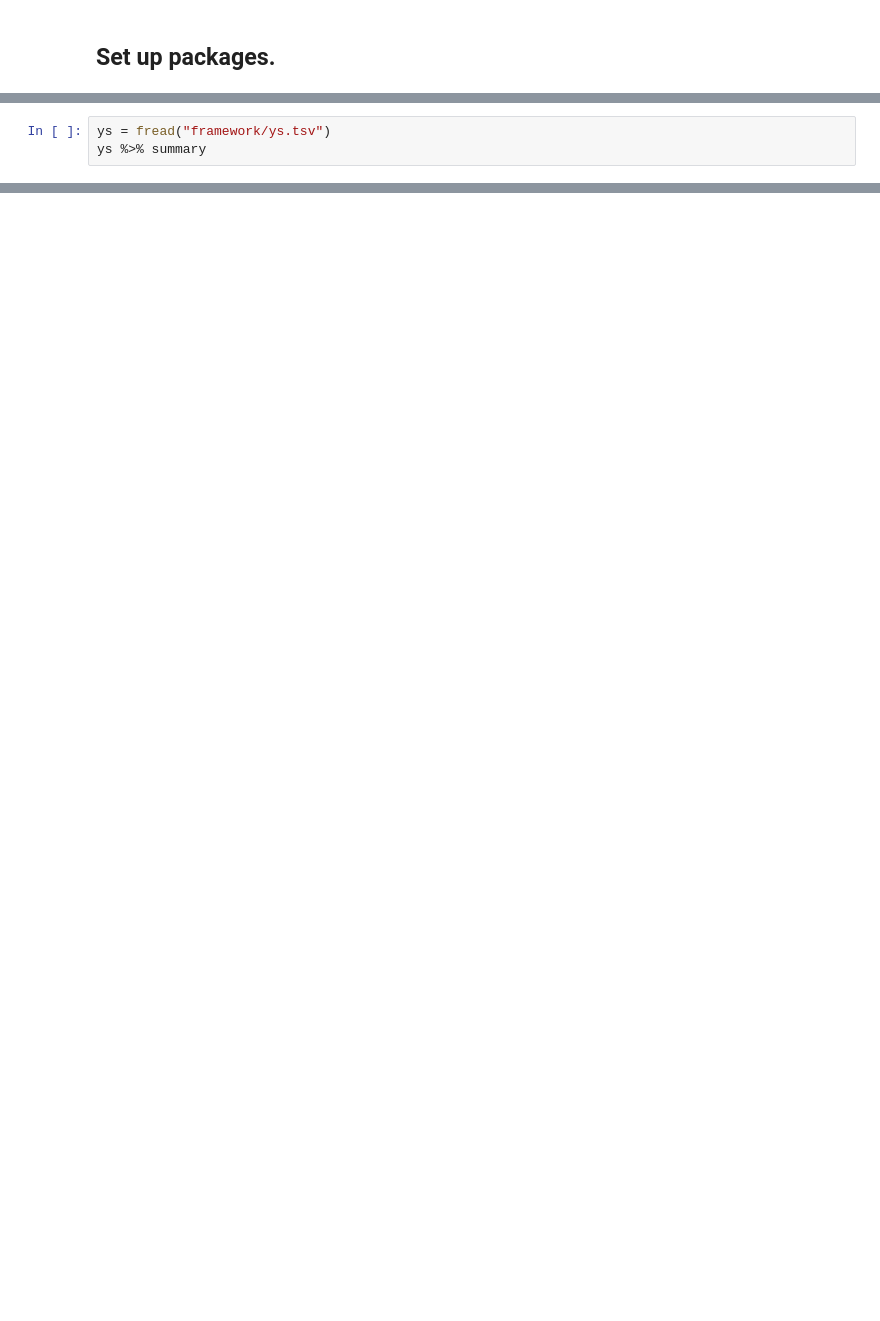
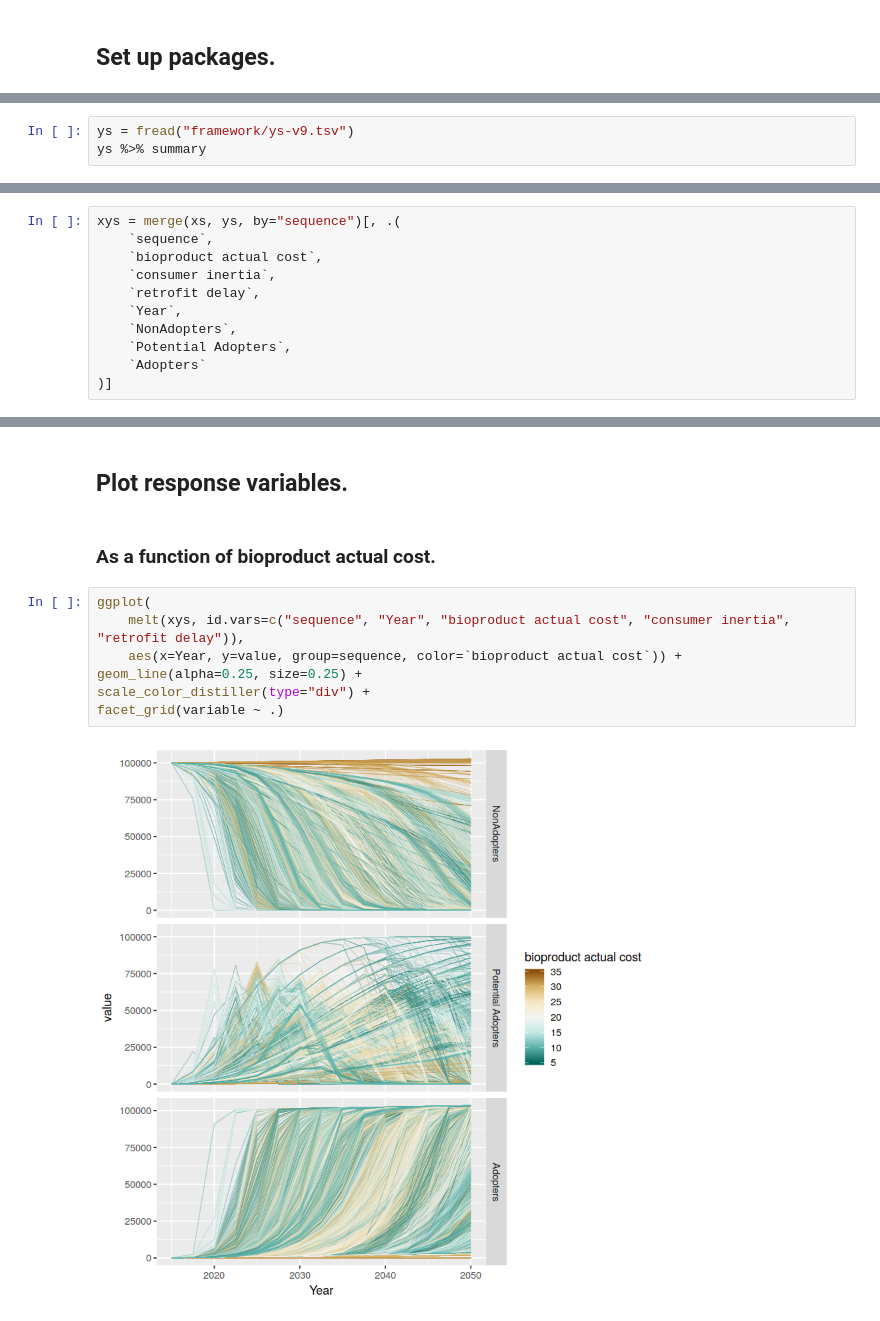
Before and after one commit to functionally/ssa, a Jupyter notebook: bioproduct-types-v9.ipynb, the cells around one changed output, grey strips where cells are left out. Drawn from its saved outputs; the diff is of its cells as text; blank space fills up the shorter version.

```diff
--- a/bioproduct-types-v9.ipynb
+++ b/bioproduct-types-v9.ipynb
@@ -30,4 +44,4 @@ Registered S3 method overwritten by 'GGally':
 # %%
-ys = fread("framework/ys.tsv")
+ys = fread("framework/ys-v9.tsv")
 ys %>% summary
 # %% [output]
@@ -62,0 +62,11 @@ xs %>% dim
+# %%
+xys = merge(xs, ys, by="sequence")[, .(
+    `sequence`,
+    `bioproduct actual cost`,
+    `consumer inertia`,
+    `retrofit delay`,
+    `Year`,
+    `NonAdopters`,
+    `Potential Adopters`,
+    `Adopters`
+)]
@@ -75,0 +110,13 @@ ggplot(xs[!is.na(s)], aes(x=s)) + geom_histogram(bins=30)
+# %% [markdown]
+## Plot response variables.
+# %% [markdown]
+### As a function of bioproduct actual cost.
+# %%
+ggplot(
+    melt(xys, id.vars=c("sequence", "Year", "bioproduct actual cost", "consumer inertia", "retrofit delay")),
+    aes(x=Year, y=value, group=sequence, color=`bioproduct actual cost`)) +
+geom_line(alpha=0.25, size=0.25) +
+scale_color_distiller(type="div") +
+facet_grid(variable ~ .)
+# %% [output]
+[figure, added]
```
Also changed, not shown: parts of 27 cells of this notebook, 11 other files.
